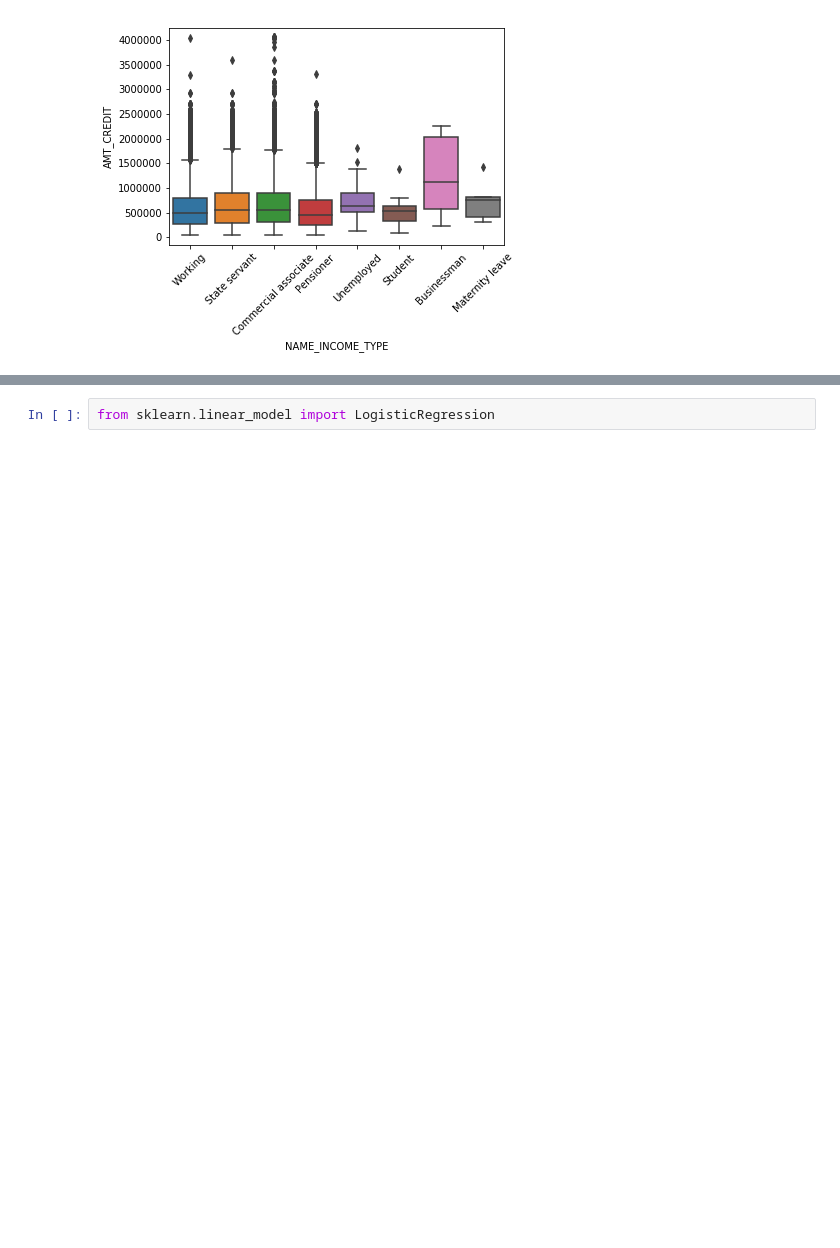
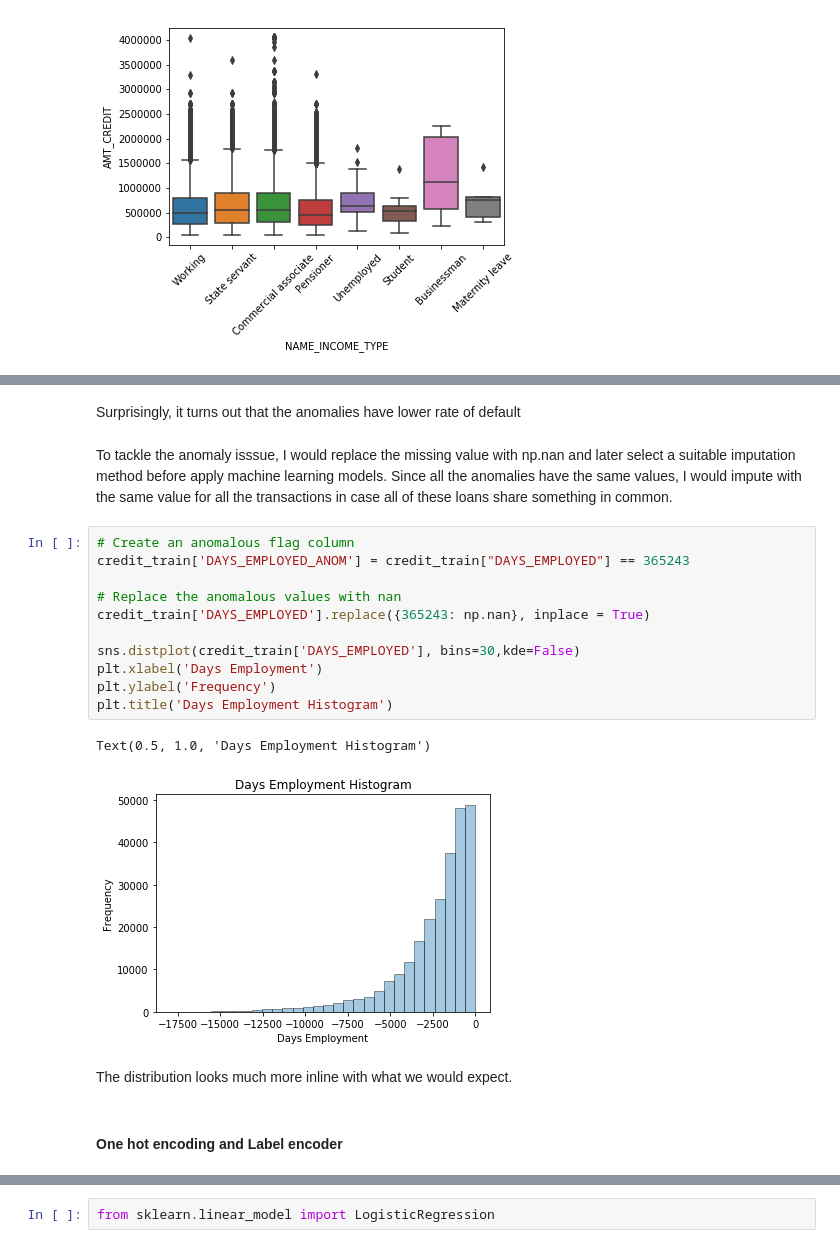
Before and after one commit to infimsr/Kaggle_project, a Jupyter notebook: Credit Risk - Kaggle.ipynb, the cells around one changed output, grey strips where cells are left out. Cells and saved outputs as stored; diff of their text form; blank space fills up the shorter version.

```diff
--- a/Credit Risk - Kaggle.ipynb
+++ b/Credit Risk - Kaggle.ipynb
@@ -127,0 +155,22 @@ X_train, X_test, y_train, y_test = train_test_split(X, y, test_size=0.25, random
+# %% [markdown]
+Surprisingly, it turns out that the anomalies have lower rate of default
+# %% [markdown]
+To tackle the anomaly isssue, I would replace the missing value with np.nan and later select a suitable imputation method before apply machine learning models. Since all the anomalies have the same values, I would impute with the same value for all the transactions in case all of these loans share something in common.
+# %%
+# Create an anomalous flag column
+credit_train['DAYS_EMPLOYED_ANOM'] = credit_train["DAYS_EMPLOYED"] == 365243
+
+# Replace the anomalous values with nan
+credit_train['DAYS_EMPLOYED'].replace({365243: np.nan}, inplace = True)
+
+sns.distplot(credit_train['DAYS_EMPLOYED'], bins=30,kde=False)
+plt.xlabel('Days Employment')
+plt.ylabel('Frequency')
+plt.title('Days Employment Histogram')
+# %% [output]
+Text(0.5, 1.0, 'Days Employment Histogram')
+[figure, added]
+# %% [markdown]
+The distribution looks much more inline with what we would expect.
+# %% [markdown]
+#### One hot encoding and Label encoder
```
Also changed, not shown: parts of 89 cells of this notebook.
